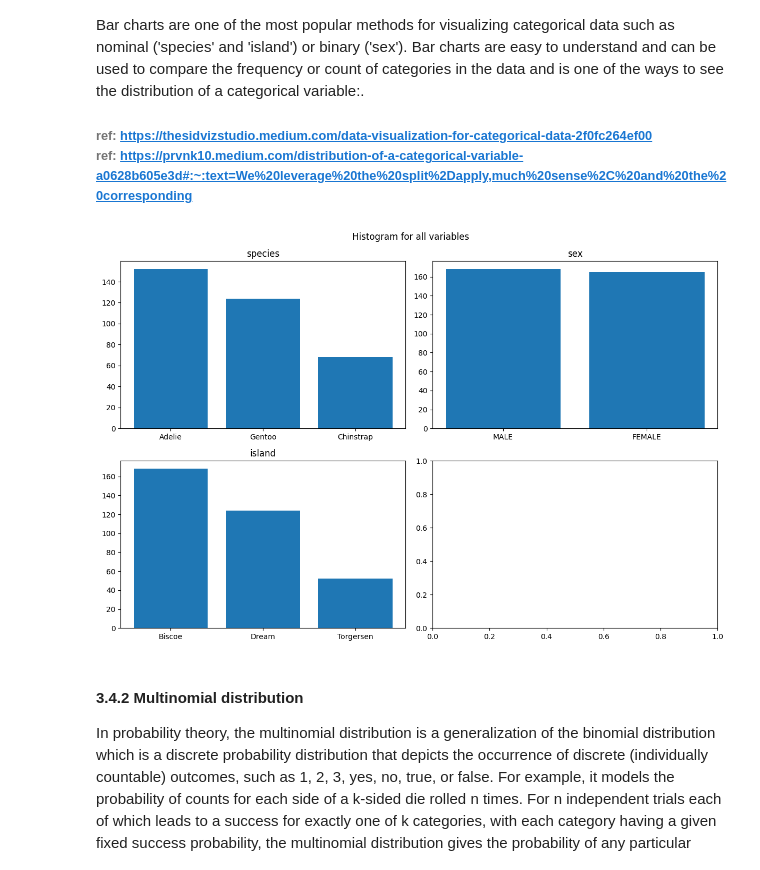
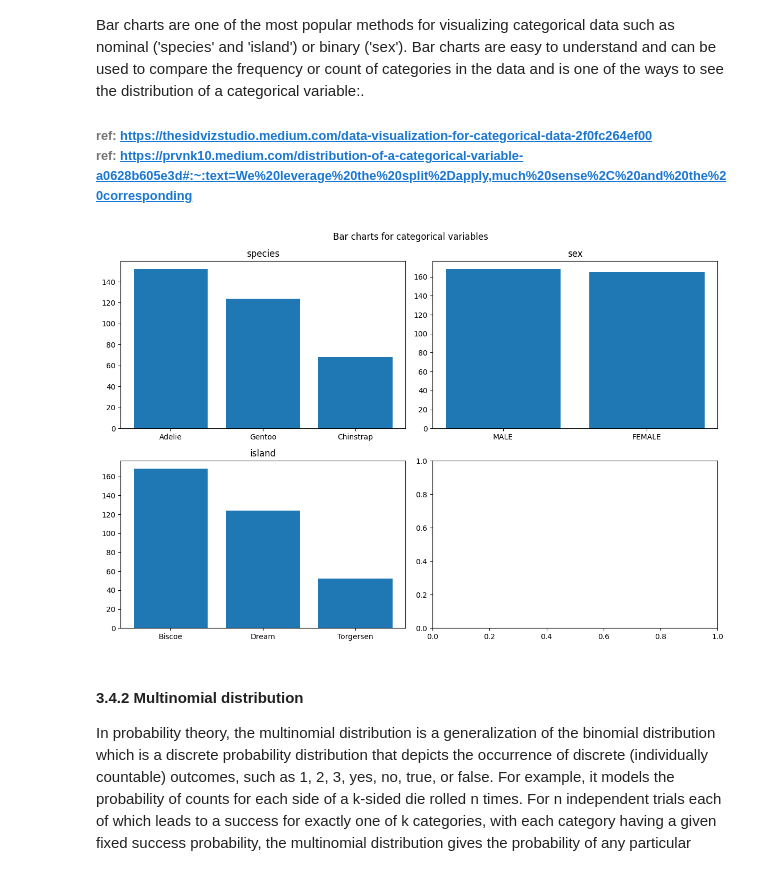
Before and after one commit to noyo0/Fundamentals_DataAnalysis, a Jupyter notebook: tasks.ipynb, the cells around one changed output. Cells and saved outputs as stored; diff of their text form; code cells hidden in the pictures.

```diff
--- a/tasks.ipynb
+++ b/tasks.ipynb
@@ -403,27 +405,27 @@ Bar charts are one of the most popular methods for visualizing categorical data
 # %%
 # Visualise penguine categorical data with bar charts
 
 import matplotlib.pyplot as plt
 #set variable names
 #print(df.columns)
 c=['species', 'island', 'sex']
 
 #set up plot for 3 charts
 fig, axs = plt.subplots(2,2, figsize=(12,8))
-fig.suptitle('Histogram for all variables ',fontsize=12)
+fig.suptitle('Bar charts for categorical variables ',fontsize=12)
 rows=[0,1,0]
 cols=[0,0,1]
 #loop through numeric data and draw histogram
 for i in range(3):
     freq = df[c[i]].value_counts()
     names = freq.index
     axs[rows[i],cols[i]].bar(names, freq)
     axs[rows[i],cols[i]].set_title(c[i])
 
 plt.tight_layout() #keep the text from overlapping
 plt.show()
 # %% [output]
-[figure, old version]
+[figure, new version]
 # %% [markdown]
 #### 3.4.2 Multinomial distribution
 
```
Also changed, not shown: parts of 18 cells of this notebook, 9 other files.
